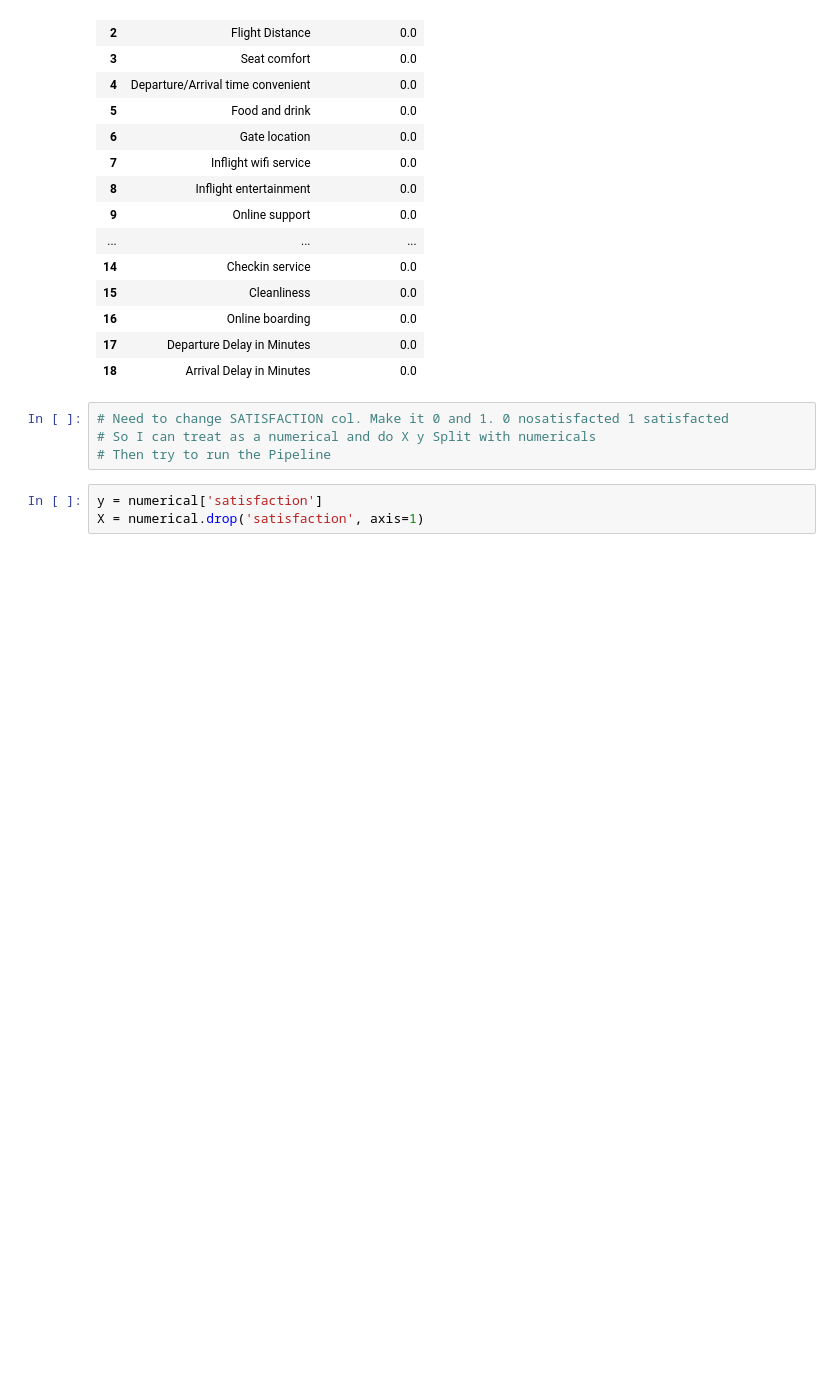
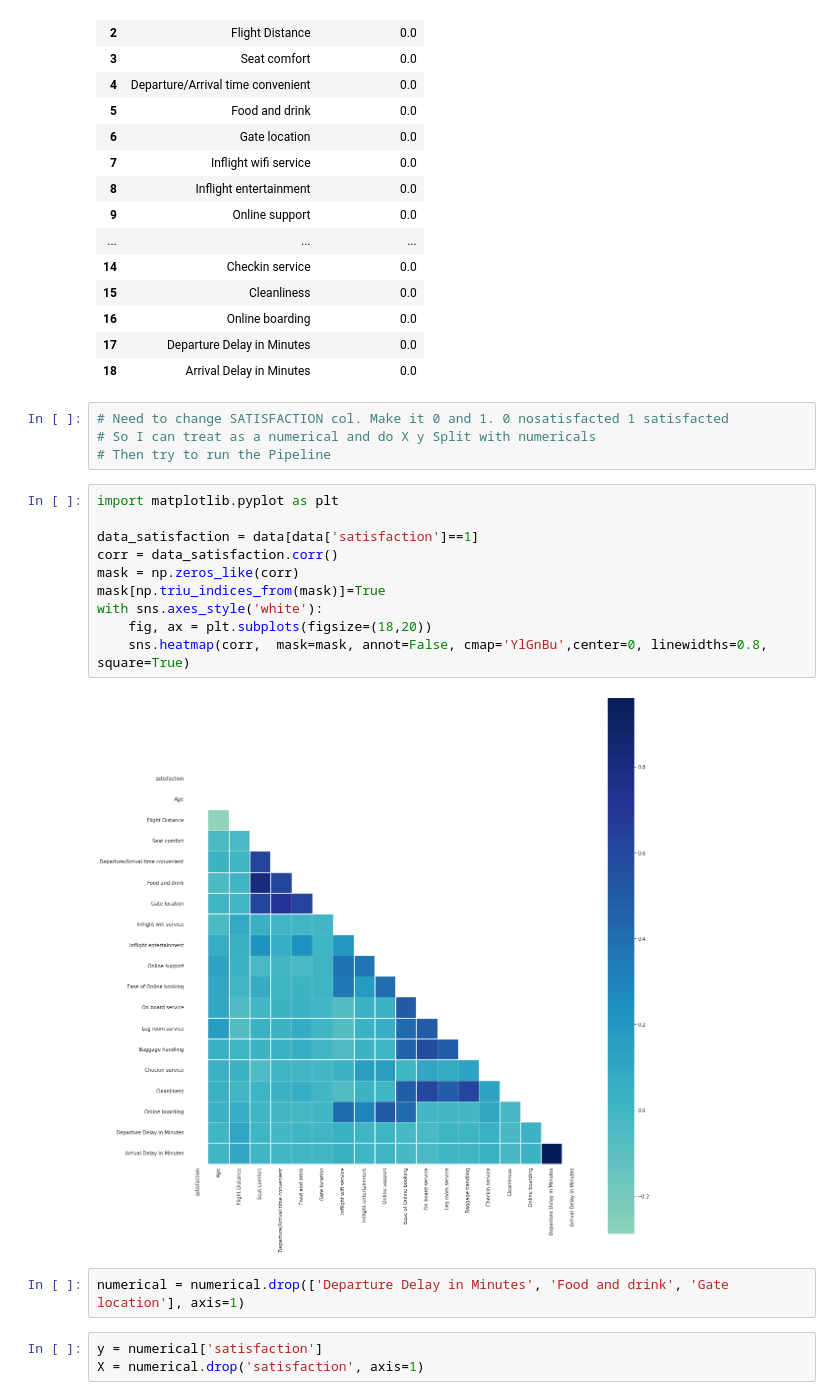
Before and after one commit to sorianom23/AIRLINE-SATISFACTION, a Jupyter notebook: main.ipynb, the cells around one changed output. Cells and saved outputs as stored; diff of their text form; blank space fills up the shorter version.

Commit message:
Added corr matrix.

```diff
--- a/main.ipynb
+++ b/main.ipynb
@@ -106,6 +106,20 @@ functions.nulls_percent(numerical)
 # Need to change SATISFACTION col. Make it 0 and 1. 0 nosatisfacted 1 satisfacted
 # So I can treat as a numerical and do X y Split with numericals
 # Then try to run the Pipeline
+# %%
+import matplotlib.pyplot as plt
+
+data_satisfaction = data[data['satisfaction']==1]
+corr = data_satisfaction.corr()
+mask = np.zeros_like(corr)
+mask[np.triu_indices_from(mask)]=True
+with sns.axes_style('white'):
+    fig, ax = plt.subplots(figsize=(18,20))
+    sns.heatmap(corr,  mask=mask, annot=False, cmap='YlGnBu',center=0, linewidths=0.8, square=True)
+# %% [output]
+[figure, added]
+# %%
+numerical = numerical.drop(['Departure Delay in Minutes', 'Food and drink', 'Gate location'], axis=1)
 # %%
 y = numerical['satisfaction']
 X = numerical.drop('satisfaction', axis=1)
```
Also changed, not shown: parts of 2 cells of this notebook.
